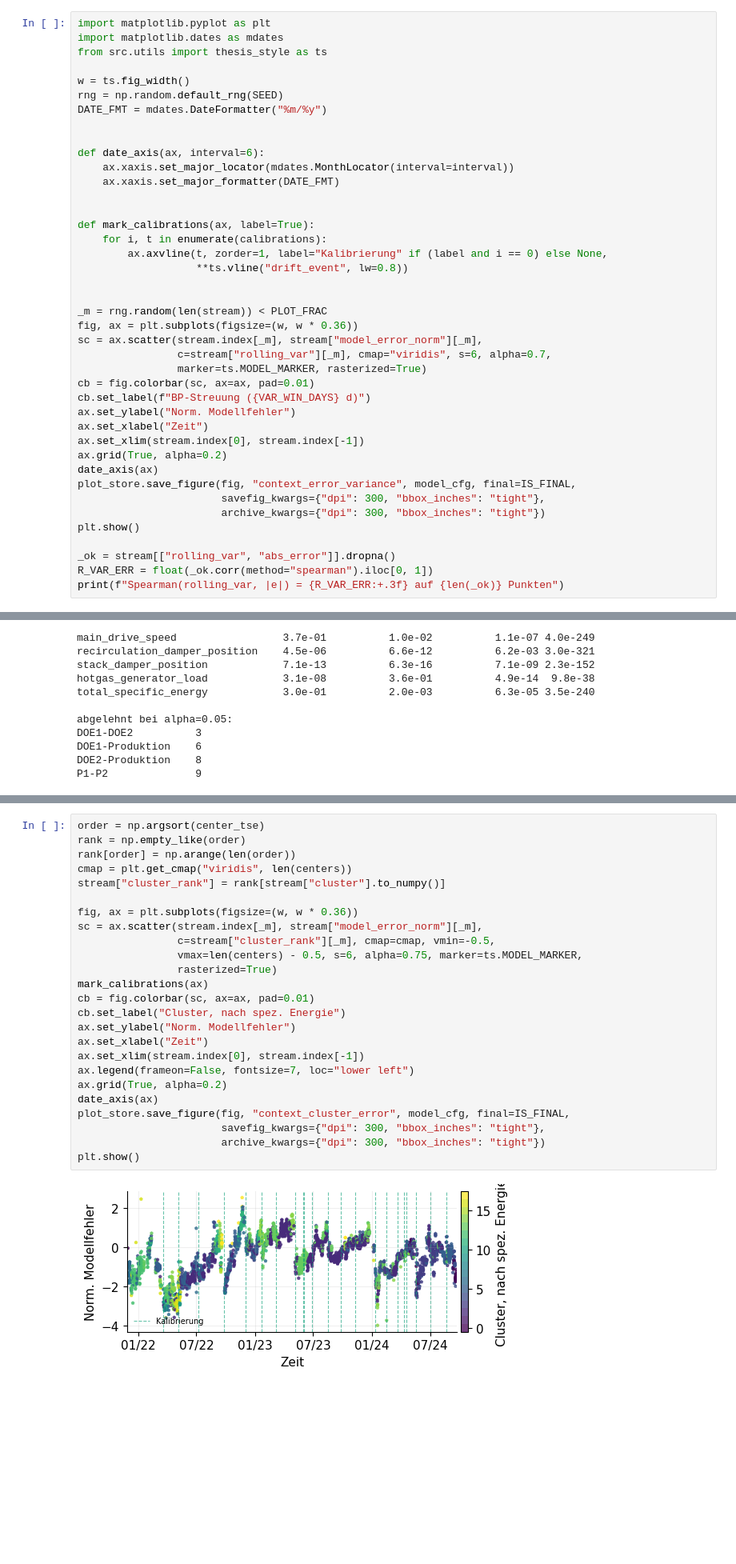
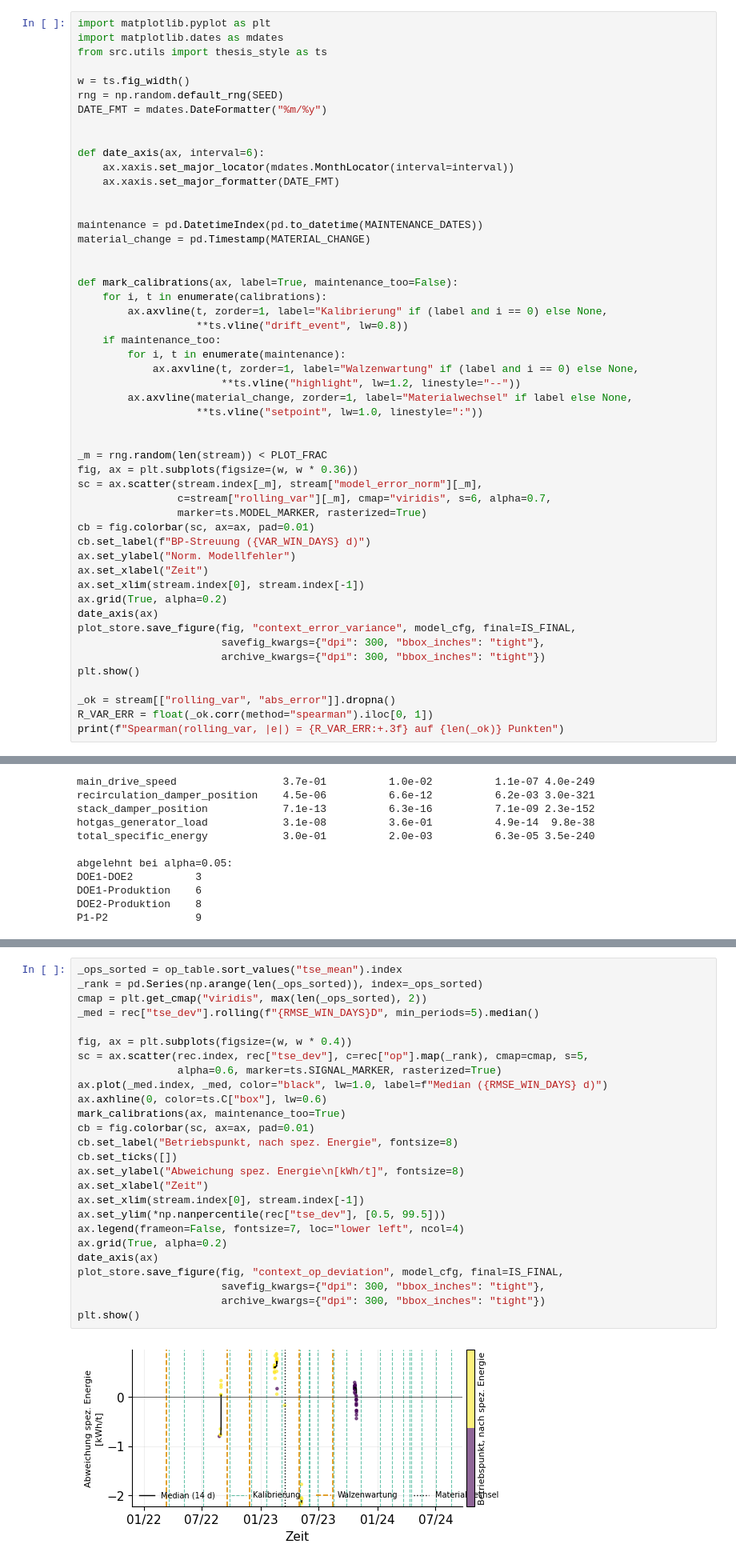
Before and after one commit to marijan-p/process_optimization_concept_drift, a Jupyter notebook: ipynb/mill/mill_context.ipynb, the cells around one changed output, grey strips where cells are left out. Shown at 80% size. Drawn from its saved outputs; the diff is of its cells as text; blank space fills up the shorter version.

```diff
--- a/ipynb/mill/mill_context.ipynb
+++ b/ipynb/mill/mill_context.ipynb
@@ -202,10 +217,20 @@ def date_axis(ax, interval=6):
     ax.xaxis.set_major_formatter(DATE_FMT)
 
 
-def mark_calibrations(ax, label=True):
+maintenance = pd.DatetimeIndex(pd.to_datetime(MAINTENANCE_DATES))
+material_change = pd.Timestamp(MATERIAL_CHANGE)
+
+
+def mark_calibrations(ax, label=True, maintenance_too=False):
     for i, t in enumerate(calibrations):
         ax.axvline(t, zorder=1, label="Kalibrierung" if (label and i == 0) else None,
                    **ts.vline("drift_event", lw=0.8))
+    if maintenance_too:
+        for i, t in enumerate(maintenance):
+            ax.axvline(t, zorder=1, label="Walzenwartung" if (label and i == 0) else None,
+                       **ts.vline("highlight", lw=1.2, linestyle="--"))
+        ax.axvline(material_change, zorder=1, label="Materialwechsel" if label else None,
+                   **ts.vline("setpoint", lw=1.0, linestyle=":"))
 
 
 _m = rng.random(len(stream)) < PLOT_FRAC
@@ -657,27 +729,28 @@ und entlang eines Farbverlaufs eingefärbt, wie im Exposé (Abb. 6):
 # %%
-order = np.argsort(center_tse)
-rank = np.empty_like(order)
-rank[order] = np.arange(len(order))
-cmap = plt.get_cmap("viridis", len(centers))
-stream["cluster_rank"] = rank[stream["cluster"].to_numpy()]
+_ops_sorted = op_table.sort_values("tse_mean").index
+_rank = pd.Series(np.arange(len(_ops_sorted)), index=_ops_sorted)
+cmap = plt.get_cmap("viridis", max(len(_ops_sorted), 2))
+_med = rec["tse_dev"].rolling(f"{RMSE_WIN_DAYS}D", min_periods=5).median()
 
-fig, ax = plt.subplots(figsize=(w, w * 0.36))
-sc = ax.scatter(stream.index[_m], stream["model_error_norm"][_m],
-                c=stream["cluster_rank"][_m], cmap=cmap, vmin=-0.5,
-                vmax=len(centers) - 0.5, s=6, alpha=0.75, marker=ts.MODEL_MARKER,
-                rasterized=True)
-mark_calibrations(ax)
+fig, ax = plt.subplots(figsize=(w, w * 0.4))
+sc = ax.scatter(rec.index, rec["tse_dev"], c=rec["op"].map(_rank), cmap=cmap, s=5,
+                alpha=0.6, marker=ts.SIGNAL_MARKER, rasterized=True)
+ax.plot(_med.index, _med, color="black", lw=1.0, label=f"Median ({RMSE_WIN_DAYS} d)")
+ax.axhline(0, color=ts.C["box"], lw=0.6)
+mark_calibrations(ax, maintenance_too=True)
 cb = fig.colorbar(sc, ax=ax, pad=0.01)
-cb.set_label("Cluster, nach spez. Energie")
-ax.set_ylabel("Norm. Modellfehler")
+cb.set_label("Betriebspunkt, nach spez. Energie", fontsize=8)
+cb.set_ticks([])
+ax.set_ylabel("Abweichung spez. Energie\n[kWh/t]", fontsize=8)
 ax.set_xlabel("Zeit")
 ax.set_xlim(stream.index[0], stream.index[-1])
-ax.legend(frameon=False, fontsize=7, loc="lower left")
+ax.set_ylim(*np.nanpercentile(rec["tse_dev"], [0.5, 99.5]))
+ax.legend(frameon=False, fontsize=7, loc="lower left", ncol=4)
 ax.grid(True, alpha=0.2)
 date_axis(ax)
-plot_store.save_figure(fig, "context_cluster_error", model_cfg, final=IS_FINAL,
+plot_store.save_figure(fig, "context_op_deviation", model_cfg, final=IS_FINAL,
                        savefig_kwargs={"dpi": 300, "bbox_inches": "tight"},
                        archive_kwargs={"dpi": 300, "bbox_inches": "tight"})
 plt.show()
 # %% [output]
-[figure, old version]
+[figure, new version]
```
Also changed, not shown: parts of 22 cells of this notebook, 5 other files.
